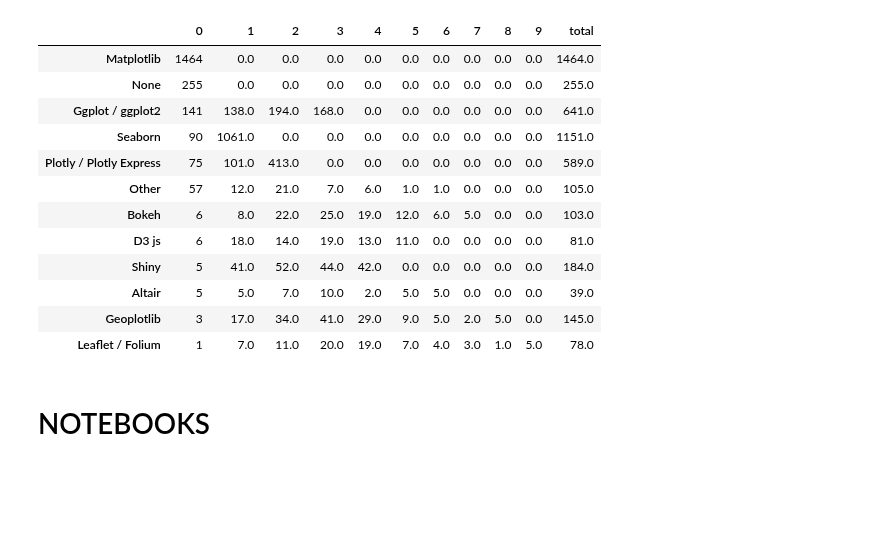
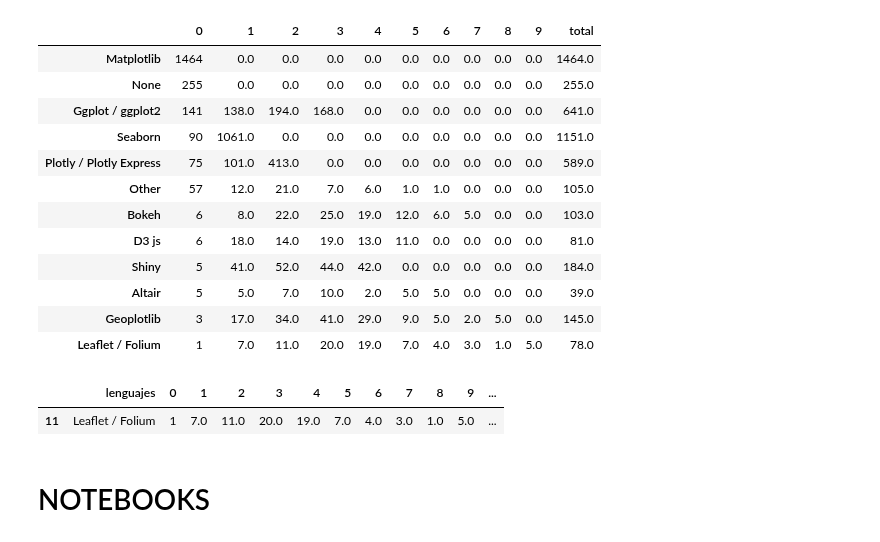
Before and after one commit to Adalab/EDA-ETL-project, a Jupyter notebook: conteo_columnas.ipynb, the cells around one changed output. Drawn from its saved outputs; the diff is of its cells as text; code cells hidden in the pictures; blank space fills up the shorter version.

```diff
--- a/conteo_columnas.ipynb
+++ b/conteo_columnas.ipynb
@@ -65,6 +65,16 @@ df_conteo_visualizacion
 | Altair | 5 | 5.0 | 7.0 | 10.0 | 2.0 | 5.0 | 5.0 | 0.0 | 0.0 | 0.0 | 39.0 |
 | Geoplotlib | 3 | 17.0 | 34.0 | 41.0 | 29.0 | 9.0 | 5.0 | 2.0 | 5.0 | 0.0 | 145.0 |
 | Leaflet / Folium | 1 | 7.0 | 11.0 | 20.0 | 19.0 | 7.0 | 4.0 | 3.0 | 1.0 | 5.0 | 78.0 |
+# %%
+df_conteo_visualizacion.reset_index(inplace=True)
+# %%
+nc2 = {"index": "lenguajes"}
+df_conteo_visualizacion.rename(columns = nc2, inplace = True)
+# %%
+df_conteo_visualizacion.sample()
+# %% [output]
+|  | lenguajes | 0 | 1 | 2 | 3 | 4 | 5 | 6 | 7 | 8 | 9 | ... |
+| 11 | Leaflet / Folium | 1 | 7.0 | 11.0 | 20.0 | 19.0 | 7.0 | 4.0 | 3.0 | 1.0 | 5.0 | ... |
 # %% [markdown]
 # NOTEBOOKS
 # %%
```
Also changed, not shown: parts of 9 cells of this notebook, 1 other file.
